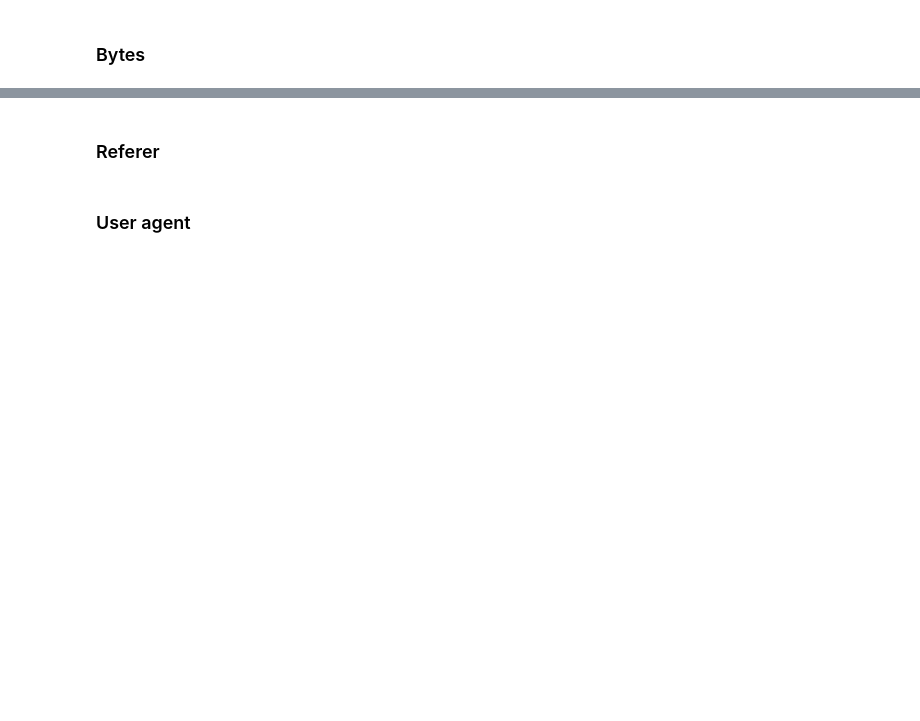
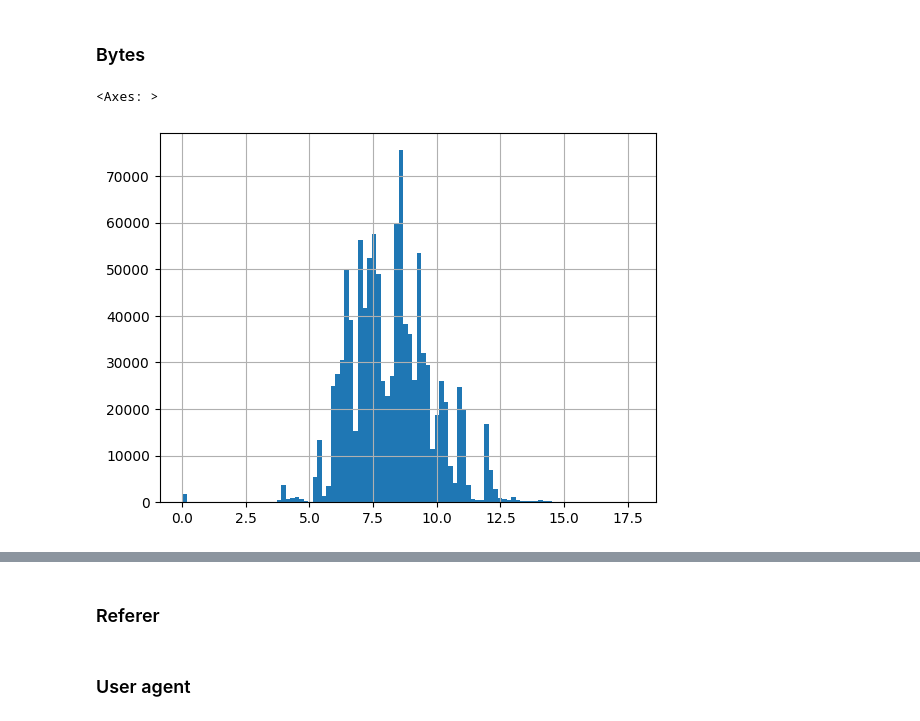
Before and after one commit to amritpal200/Synthesis-Project-1, a Jupyter notebook: src/data_cleaning.ipynb, the cells around one changed output, grey strips where cells are left out. Cells and saved outputs as stored; diff of their text form; code cells hidden in the pictures; blank space fills up the shorter version.

```diff
--- a/src/data_cleaning.ipynb
+++ b/src/data_cleaning.ipynb
@@ -81,3 +177,10 @@ Name: count, dtype: int64
 ### URL
 # %% [markdown]
 ### Status
+# %%
+df_temp = df_clean.copy()
+df_temp["status"] = df_temp["status"].apply(lambda x: str(x)[0])
+df_temp["status_1"] = False
+df_temp = pd.get_dummies(df_temp, columns=["status"])
+df_clean = df_temp.copy()
+df_clean.head()
@@ -84,2 +195,9 @@ Name: count, dtype: int64
 # %% [markdown]
 ### Bytes
+# %%
+df_temp = df_clean.copy()
+df_temp["bytes"] = np.log(df_temp["bytes"]+1)
+df_temp["bytes"].hist(bins=100)
+# %% [output]
+<Axes: >
+[figure, added]
```
Also changed, not shown: parts of 12 cells of this notebook.
